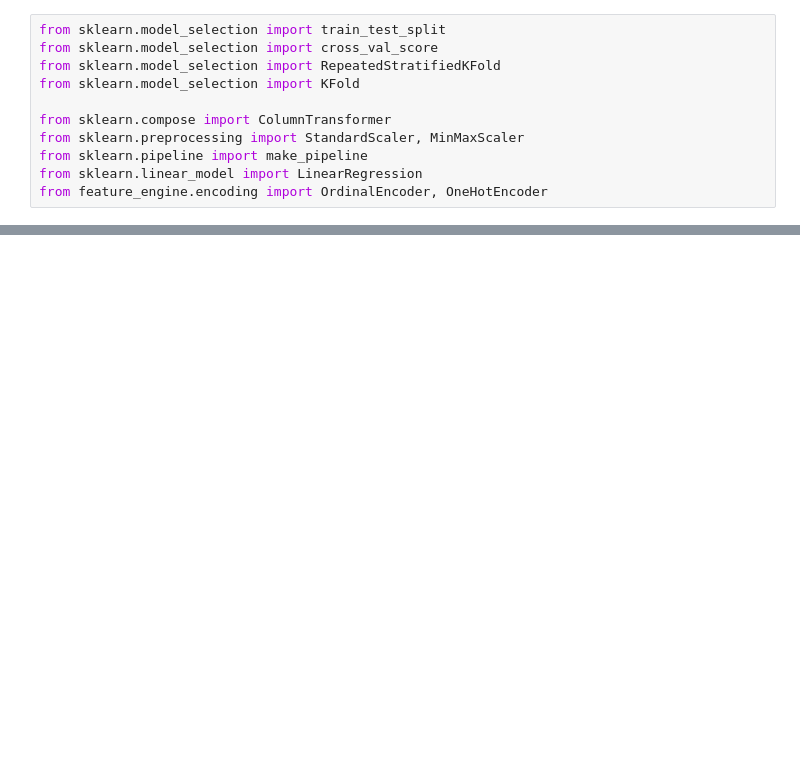
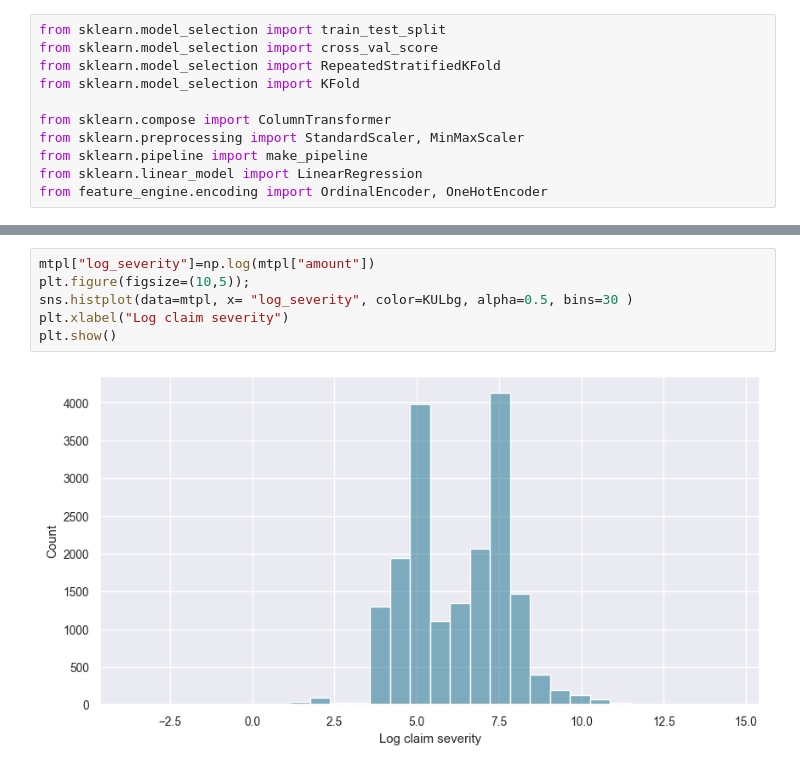
Before and after one commit to geoog/IABE-module1, a Jupyter notebook: notebook.ipynb, the cells around one changed output, grey strips where cells are left out. Cells and saved outputs as stored; diff of their text form; blank space fills up the shorter version.

```diff
--- a/notebook.ipynb
+++ b/notebook.ipynb
@@ -166,0 +191,8 @@ plt.show()
+# %%
+mtpl["log_severity"]=np.log(mtpl["amount"])
+plt.figure(figsize=(10,5));
+sns.histplot(data=mtpl, x= "log_severity", color=KULbg, alpha=0.5, bins=30 )
+plt.xlabel("Log claim severity")
+plt.show()
+# %% [output]
+[figure, added]
```
Also changed, not shown: parts of 118 cells of this notebook.
